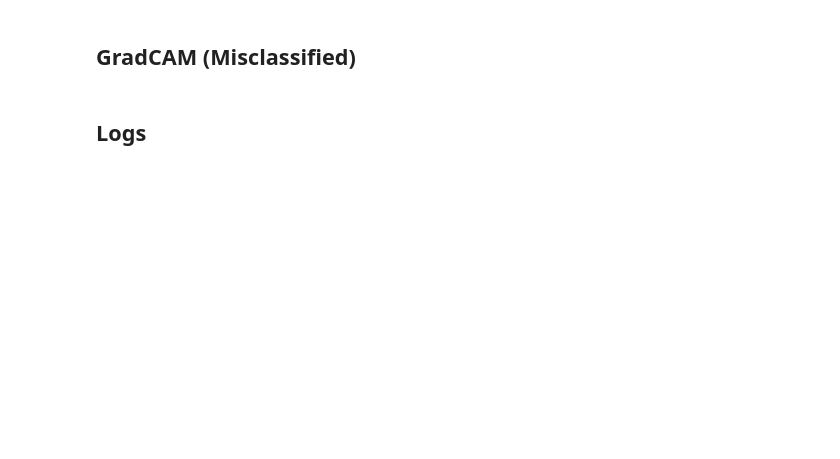
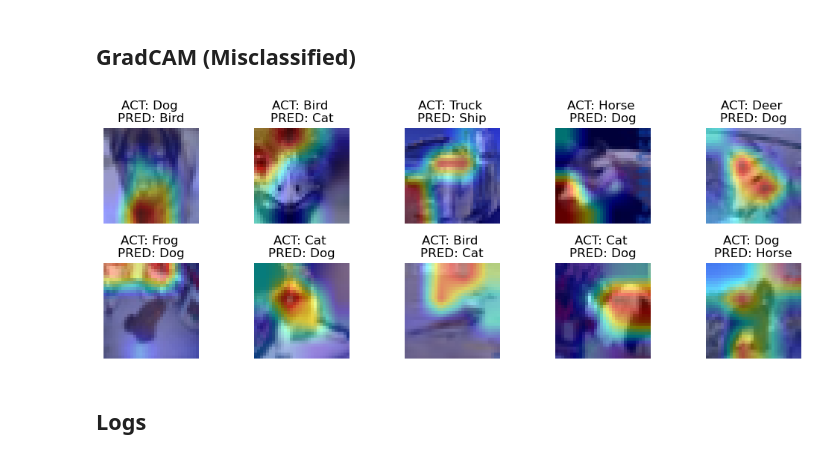
Before and after one commit to nviraj/era-v1, a Jupyter notebook: Session 12/Submission/ERA V1 - Viraj - Assignment 12.ipynb, the cells around one changed output. Cells and saved outputs as stored; diff of their text form; code cells hidden in the pictures; blank space fills up the shorter version.

```diff
--- a/Session 12/Submission/ERA V1 - Viraj - Assignment 12.ipynb
+++ b/Session 12/Submission/ERA V1 - Viraj - Assignment 12.ipynb
@@ -388,18 +373,20 @@ ValueError: ignored
 # %%
 # Plot misclassified images
 fig, axs = plot_gradcam_images(
     model=model,
     data=misclassified_image_data,
     class_label=classes,
     # Use penultimate block of resnet18 layer 3 as the target layer for gradcam
     # Decided using model summary so that dimensions > 7x7
     target_layers=[model.layer3_r2[-1]],
     targets=None,
     num_images=10,
-    image_weight=0.1,
+    image_weight=0.6,
 )
 plt.show()
 # plt.savefig("GradCAM Images.png")
+# %% [output]
+[figure, added]
 # %% [markdown]
 ## Logs
 # %%
```
Also changed, not shown: parts of 14 cells of this notebook.
